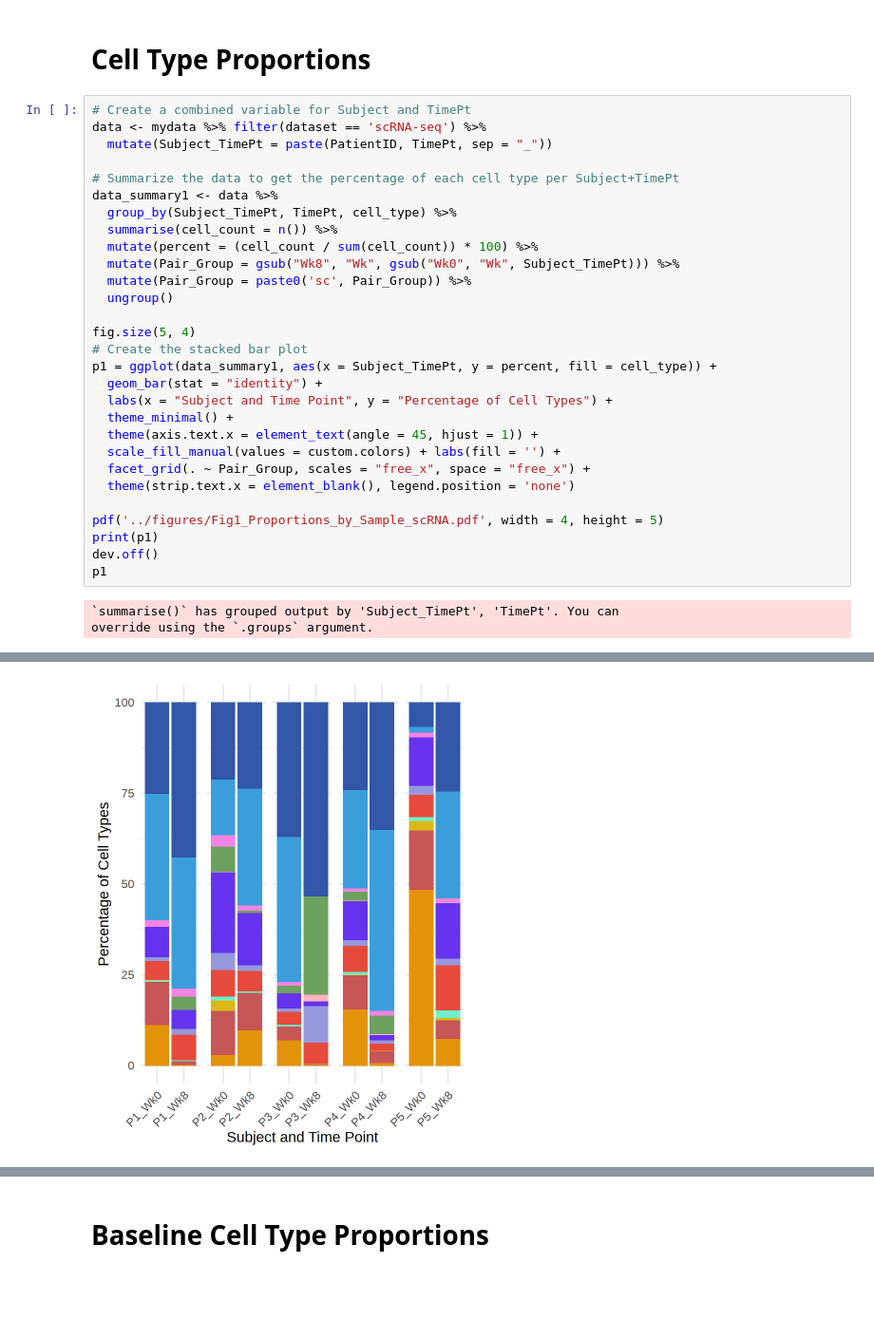
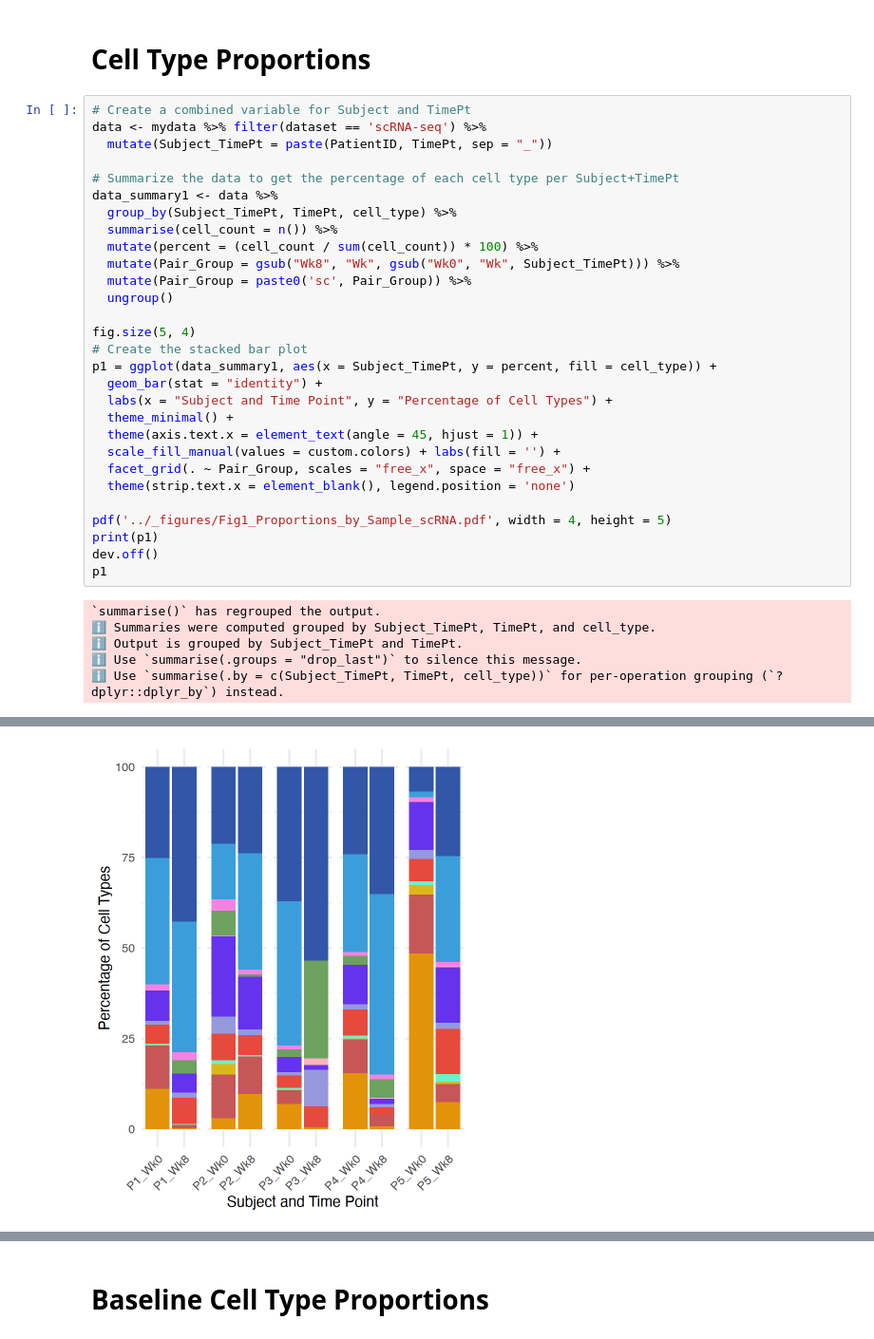
Before and after one commit to joycekang/resiquimod_ctcl, a Jupyter notebook: _notebooks/04_Figure1_plots.ipynb, the cells around one changed output, grey strips where cells are left out. Shown at 95% size. Drawn from its saved outputs; the diff is of its cells as text; blank space fills up the shorter version.

```diff
--- a/_notebooks/04_Figure1_plots.ipynb
+++ b/_notebooks/04_Figure1_plots.ipynb
@@ -148,10 +159,13 @@ p1 = ggplot(data_summary1, aes(x = Subject_TimePt, y = percent, fill = cell_type
   facet_grid(. ~ Pair_Group, scales = "free_x", space = "free_x") +
   theme(strip.text.x = element_blank(), legend.position = 'none')
 
-pdf('../figures/Fig1_Proportions_by_Sample_scRNA.pdf', width = 4, height = 5)
+pdf('../_figures/Fig1_Proportions_by_Sample_scRNA.pdf', width = 4, height = 5)
 print(p1)
 dev.off()
 p1
 # %% [output]
-`summarise()` has grouped output by 'Subject_TimePt', 'TimePt'. You can
-override using the `.groups` argument.
+`summarise()` has regrouped the output.
+ℹ Summaries were computed grouped by Subject_TimePt, TimePt, and cell_type.
+ℹ Output is grouped by Subject_TimePt and TimePt.
+ℹ Use `summarise(.groups = "drop_last")` to silence this message.
+ℹ Use `summarise(.by = c(Subject_TimePt, TimePt, cell_type))` for per-operation grouping (`?dplyr::dplyr_by`) instead.
@@ -160,4 +174,4 @@ png
-[figure, old version]
+[figure, new version]
 # %%
 # Create a combined variable for Subject and TimePt
 data <- mydata %>% filter(dataset == 'snRNA-seq') %>%
```
Also changed, not shown: parts of 14 cells of this notebook, 11 other files.
